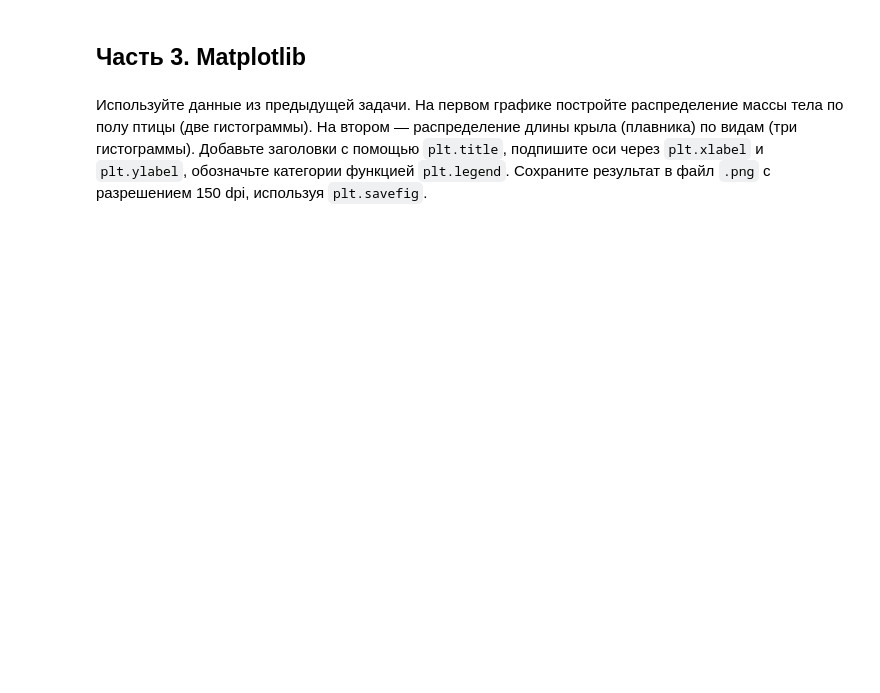
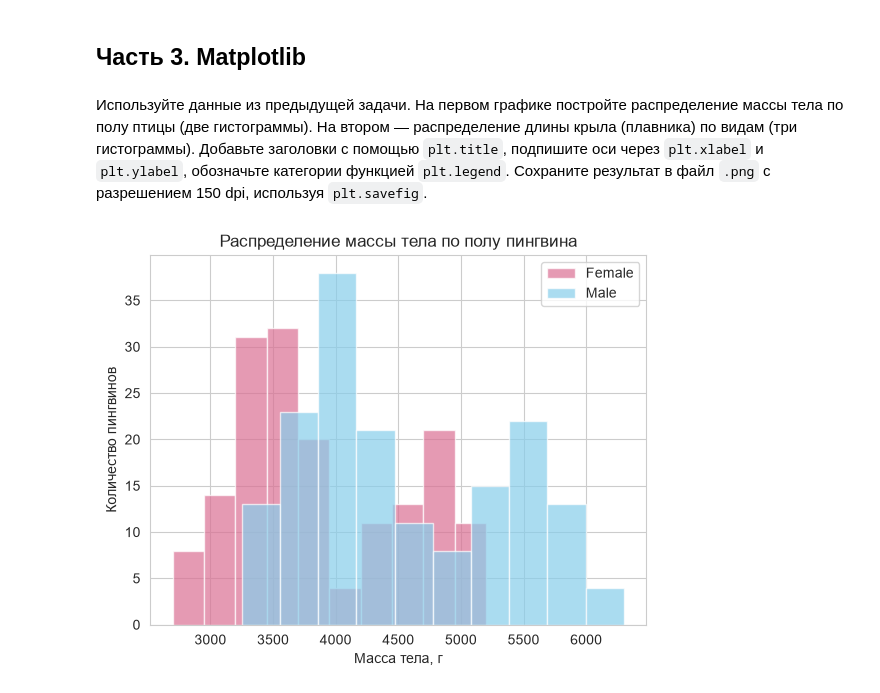
Before and after one commit to Art-Anastasia/sirius-machine-learning-2026, a Jupyter notebook: Homeworks/HW1_Numpy_Pandas_Mpl.ipynb, the cells around one changed output. Drawn from its saved outputs; the diff is of its cells as text; code cells hidden in the pictures; blank space fills up the shorter version.

```diff
--- a/Homeworks/HW1_Numpy_Pandas_Mpl.ipynb
+++ b/Homeworks/HW1_Numpy_Pandas_Mpl.ipynb
@@ -66,0 +80,6 @@ $$
+# %%
+# your code here
+
+df = df.dropna()
+df_cot = df[["species", "island", "sex"]]
+df_num = df[["bill_length_mm", "bill_depth_mm", "flipper_length_mm", "body_mass_g"]]
@@ -78,0 +128,17 @@ sns.set_style('whitegrid')
+# %%
+# your code here
+
+fem = df[df["sex"] == "Female"]
+male = df[df["sex"] == "Male"]
+
+plt.hist(fem["body_mass_g"], color="palevioletred", label="Female", alpha=0.7)
+plt.hist(male["body_mass_g"], color="skyblue", label="Male", alpha=0.7)
+plt.title("Распределение массы тела по полу пингвина")
+plt.xlabel("Масса тела, г")
+plt.ylabel("Количество пингвинов")
+plt.legend()
+
+plt.savefig("body_mass_by_sex.png", dpi=150, bbox_inches="tight")
+plt.show()
+# %% [output]
+[figure, added]
```
Also changed, not shown: parts of 11 cells of this notebook, 10 other files.
